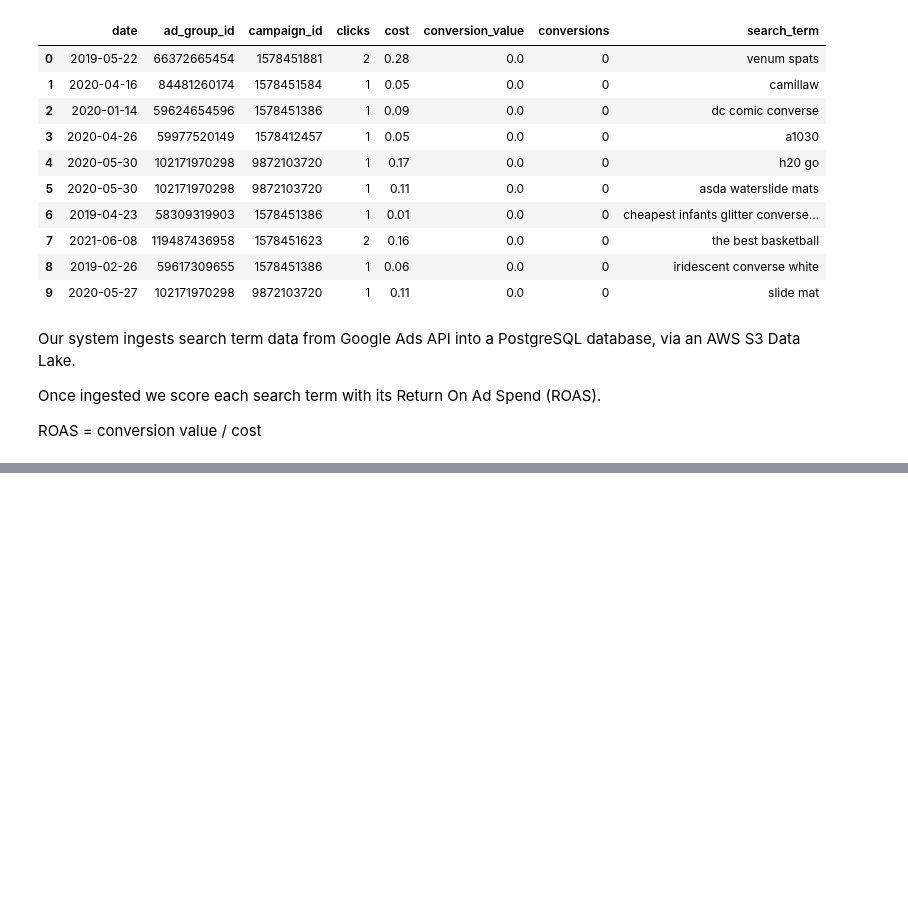
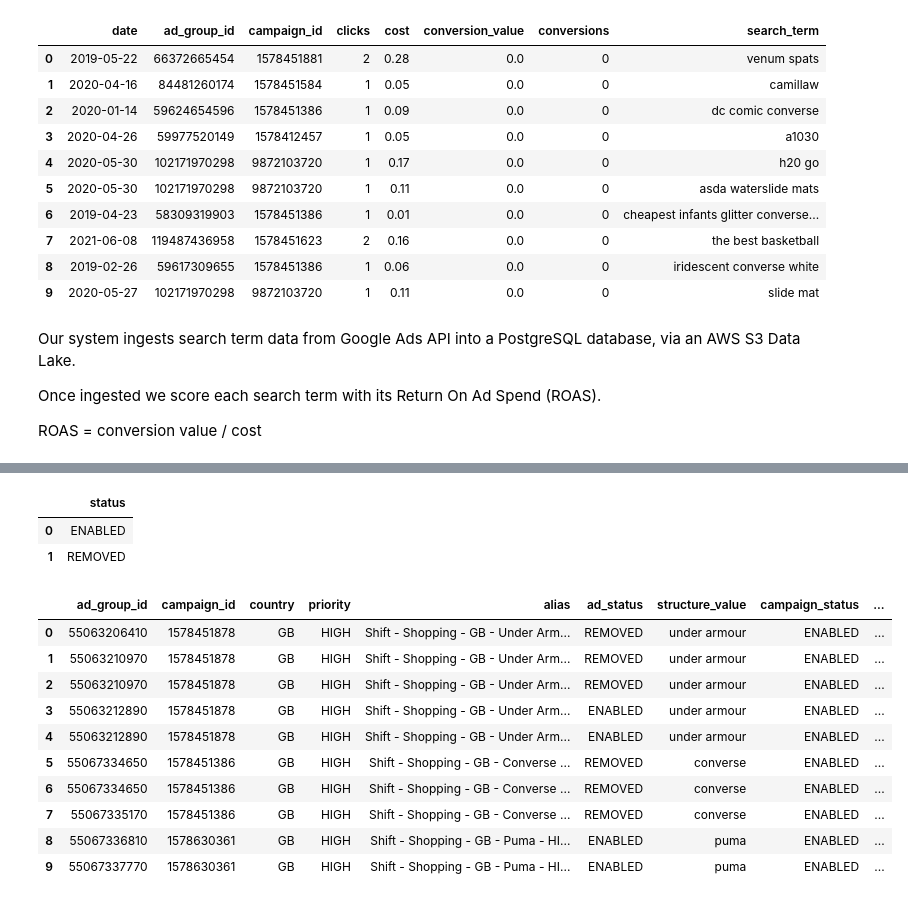
Before and after one commit to saeedfalowo/PublicRepo, a Jupyter notebook: Bidnamic Python Data Engineering Challenge (pandas ingest).ipynb, the cells around one changed output, grey strips where cells are left out. Saved outputs shown, nothing was run; the diff lists cells and outputs as text; code cells hidden in the pictures; blank space fills up the shorter version.

```diff
--- a/Bidnamic Python Data Engineering Challenge.ipynb
+++ b/Bidnamic Python Data Engineering Challenge (pandas ingest).ipynb
@@ -212,0 +215,31 @@ pd.read_sql("select *, conversion_value/cost ROAS from search_terms_tbl where co
+# %%
+pd.read_sql("select distinct status from campaigns_tbl", engine)
+# %% [output]
+|  | status |
+| 0 | ENABLED |
+| 1 | REMOVED |
+# %%
+# Combine tables
+pd.read_sql("drop table if exists combined_tbl;\
+            create table combined_tbl as (\
+                select a.ad_group_id, a.campaign_id, a.country, a.priority, a.alias, a.status ad_status,\
+                c.structure_value, c.status campaign_status,\
+                s.date search_date, s.clicks, s.cost, s.conversion_value, s.conversions, s.search_term,\
+                case when s.conversion_value = '0' or s.cost = '0' then 0 else s.conversion_value/s.cost end as ROAS\
+                from (select distinct * from adgroups_final_tbl) a\
+                left join (select distinct * from campaigns_tbl) c on a.campaign_id = c.campaign_id\
+                left join (select distinct * from search_terms_tbl) s on a.ad_group_id = s.ad_group_id\
+            );\
+            select * from combined_tbl limit 10", engine)
+# %% [output]
+|  | ad_group_id | campaign_id | country | priority | alias | ad_status | structure_value | campaign_status | ... |
+| 0 | 55063206410 | 1578451878 | GB | HIGH | Shift - Shopping - GB - Under Arm... | REMOVED | under armour | ENABLED | ... |
+| 1 | 55063210970 | 1578451878 | GB | HIGH | Shift - Shopping - GB - Under Arm... | REMOVED | under armour | ENABLED | ... |
+| 2 | 55063210970 | 1578451878 | GB | HIGH | Shift - Shopping - GB - Under Arm... | REMOVED | under armour | ENABLED | ... |
+| 3 | 55063212890 | 1578451878 | GB | HIGH | Shift - Shopping - GB - Under Arm... | ENABLED | under armour | ENABLED | ... |
+| 4 | 55063212890 | 1578451878 | GB | HIGH | Shift - Shopping - GB - Under Arm... | ENABLED | under armour | ENABLED | ... |
+| 5 | 55067334650 | 1578451386 | GB | HIGH | Shift - Shopping - GB - Converse ... | REMOVED | converse | ENABLED | ... |
+| 6 | 55067334650 | 1578451386 | GB | HIGH | Shift - Shopping - GB - Converse ... | REMOVED | converse | ENABLED | ... |
+| 7 | 55067335170 | 1578451386 | GB | HIGH | Shift - Shopping - GB - Converse ... | REMOVED | converse | ENABLED | ... |
+| 8 | 55067336810 | 1578630361 | GB | HIGH | Shift - Shopping - GB - Puma - HI... | ENABLED | puma | ENABLED | ... |
+| 9 | 55067337770 | 1578630361 | GB | HIGH | Shift - Shopping - GB - Puma - HI... | ENABLED | puma | ENABLED | ... |
```
Also changed, not shown: parts of 4 cells of this notebook, 1 other file.
